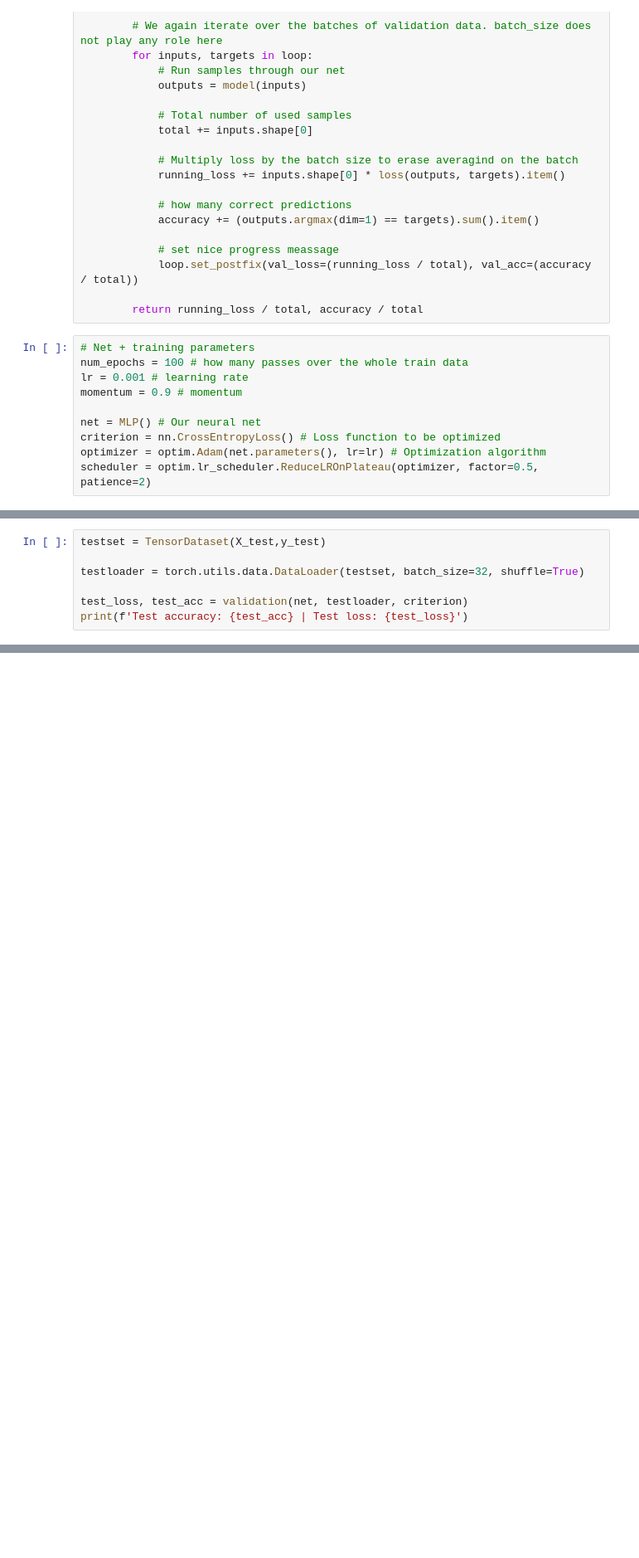
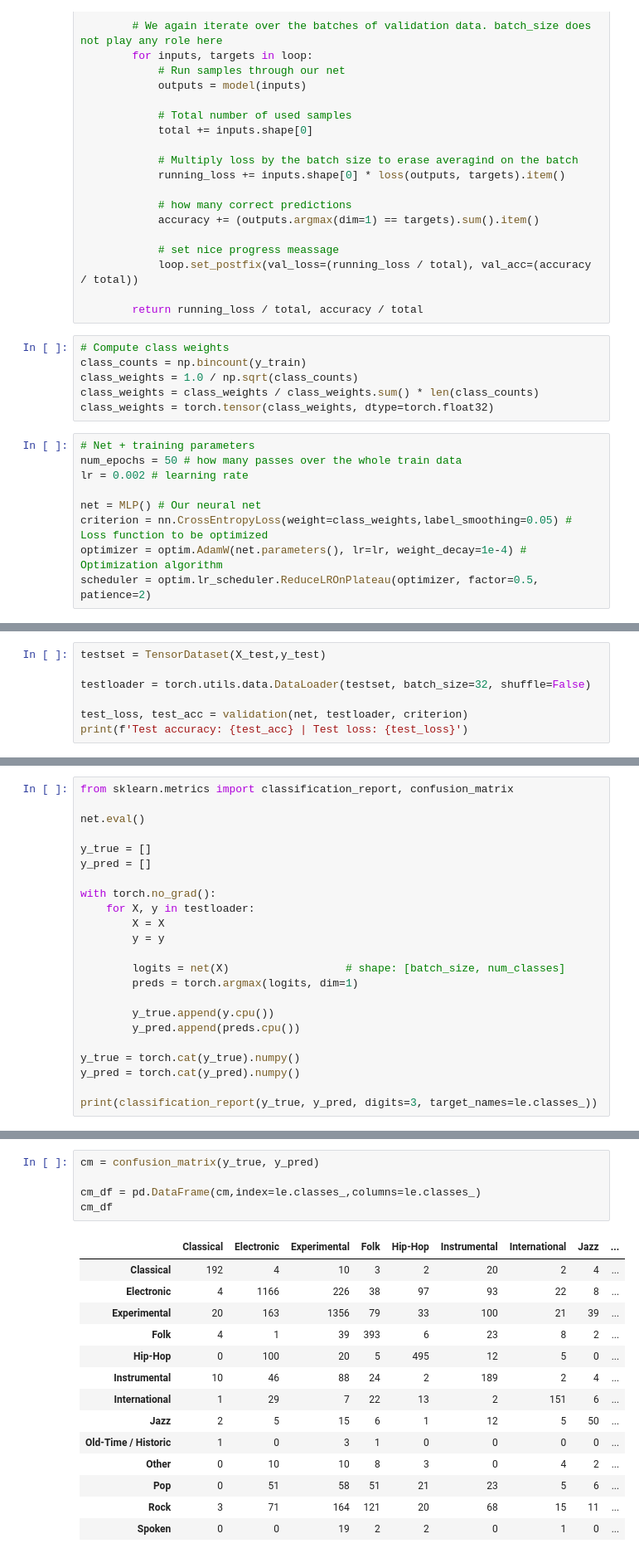
Before and after one commit to refouch/applied-statistical-learning, a Jupyter notebook: neural_net.ipynb, the cells around one changed output, grey strips where cells are left out. Shown at 83% size. Cells and saved outputs as stored; diff of their text form; blank space fills up the shorter version.

```diff
--- a/neural_net.ipynb
+++ b/neural_net.ipynb
@@ -367,15 +342,20 @@ def validation(model, valloader, loss):
             loop.set_postfix(val_loss=(running_loss / total), val_acc=(accuracy / total))
 
         return running_loss / total, accuracy / total
+# %%
+# Compute class weights
+class_counts = np.bincount(y_train)
+class_weights = 1.0 / np.sqrt(class_counts)
+class_weights = class_weights / class_weights.sum() * len(class_counts)
+class_weights = torch.tensor(class_weights, dtype=torch.float32)
 # %%
 # Net + training parameters
-num_epochs = 100 # how many passes over the whole train data
-lr = 0.001 # learning rate
-momentum = 0.9 # momentum
+num_epochs = 50 # how many passes over the whole train data
+lr = 0.002 # learning rate
 
 net = MLP() # Our neural net
-criterion = nn.CrossEntropyLoss() # Loss function to be optimized
-optimizer = optim.Adam(net.parameters(), lr=lr) # Optimization algorithm
+criterion = nn.CrossEntropyLoss(weight=class_weights,label_smoothing=0.05) # Loss function to be optimized
+optimizer = optim.AdamW(net.parameters(), lr=lr, weight_decay=1e-4) # Optimization algorithm
 scheduler = optim.lr_scheduler.ReduceLROnPlateau(optimizer, factor=0.5, patience=2)
 # %%
 # num_epochs indicates the number of passes over the data
@@ -417,7 +397,7 @@ print("✔ Best model restored")
 # %%
 testset = TensorDataset(X_test,y_test)
 
-testloader = torch.utils.data.DataLoader(testset, batch_size=32, shuffle=True)
+testloader = torch.utils.data.DataLoader(testset, batch_size=32, shuffle=False)
 
 test_loss, test_acc = validation(net, testloader, criterion)
 print(f'Test accuracy: {test_acc} | Test loss: {test_loss}')
@@ -425,0 +406,23 @@ Test accuracy: 0.6507056451612904 | Test loss: 1.1005881091279368
+# %%
+from sklearn.metrics import classification_report, confusion_matrix
+
+net.eval()
+
+y_true = []
+y_pred = []
+
+with torch.no_grad():
+    for X, y in testloader:
+        X = X
+        y = y
+
+        logits = net(X)                  # shape: [batch_size, num_classes]
+        preds = torch.argmax(logits, dim=1)
+
+        y_true.append(y.cpu())
+        y_pred.append(preds.cpu())
+
+y_true = torch.cat(y_true).numpy()
+y_pred = torch.cat(y_pred).numpy()
+
+print(classification_report(y_true, y_pred, digits=3, target_names=le.classes_))
@@ -425,0 +449,20 @@ Test accuracy: 0.6507056451612904 | Test loss: 1.1005881091279368
+# %%
+cm = confusion_matrix(y_true, y_pred)
+
+cm_df = pd.DataFrame(cm,index=le.classes_,columns=le.classes_)
+cm_df
+# %% [output]
+|  | Classical | Electronic | Experimental | Folk | Hip-Hop | Instrumental | International | Jazz | ... |
+| Classical | 192 | 4 | 10 | 3 | 2 | 20 | 2 | 4 | ... |
+| Electronic | 4 | 1166 | 226 | 38 | 97 | 93 | 22 | 8 | ... |
+| Experimental | 20 | 163 | 1356 | 79 | 33 | 100 | 21 | 39 | ... |
+| Folk | 4 | 1 | 39 | 393 | 6 | 23 | 8 | 2 | ... |
+| Hip-Hop | 0 | 100 | 20 | 5 | 495 | 12 | 5 | 0 | ... |
+| Instrumental | 10 | 46 | 88 | 24 | 2 | 189 | 2 | 4 | ... |
+| International | 1 | 29 | 7 | 22 | 13 | 2 | 151 | 6 | ... |
+| Jazz | 2 | 5 | 15 | 6 | 1 | 12 | 5 | 50 | ... |
+| Old-Time / Historic | 1 | 0 | 3 | 1 | 0 | 0 | 0 | 0 | ... |
+| Other | 0 | 10 | 10 | 8 | 3 | 0 | 4 | 2 | ... |
+| Pop | 0 | 51 | 58 | 51 | 21 | 23 | 5 | 6 | ... |
+| Rock | 3 | 71 | 164 | 121 | 20 | 68 | 15 | 11 | ... |
+| Spoken | 0 | 0 | 19 | 2 | 2 | 0 | 1 | 0 | ... |
```
Also changed, not shown: parts of 18 cells of this notebook.
